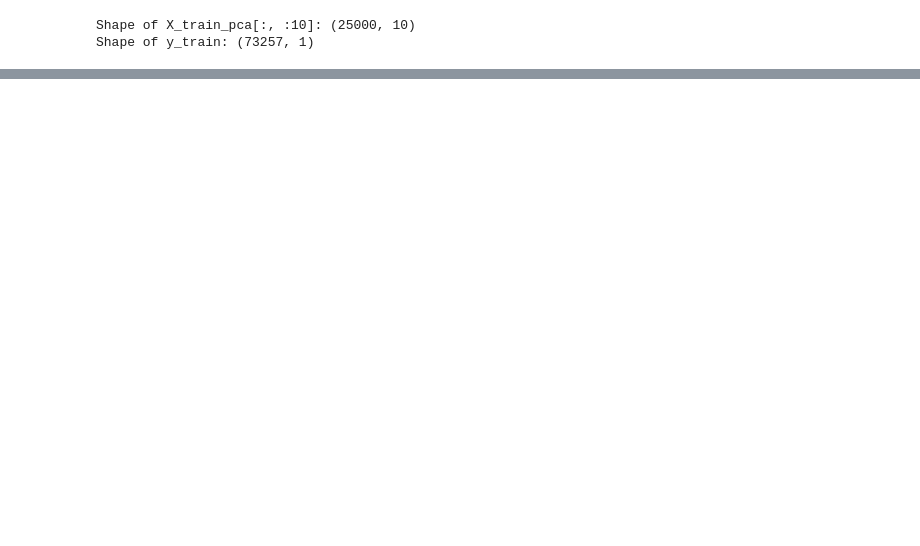
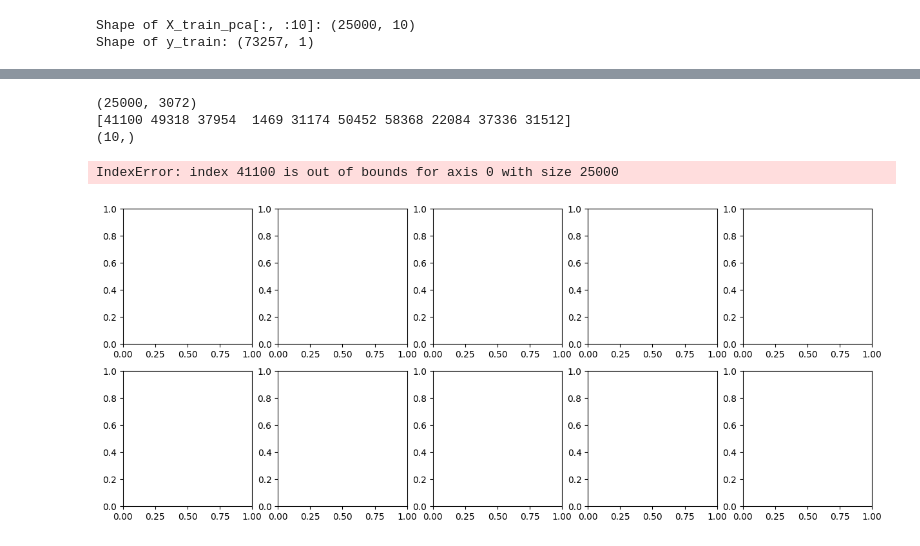
Before and after one commit to adarsh9665bhende/FOML_assignment2, a Jupyter notebook: assignment_2.ipynb, the cells around one changed output, grey strips where cells are left out. Drawn from its saved outputs; the diff is of its cells as text; code cells hidden in the pictures; blank space fills up the shorter version.

```diff
--- a/assignment_2.ipynb
+++ b/assignment_2.ipynb
@@ -372,0 +331,23 @@ plt.show()
+# %%
+print(X_train_standardized.shape)
+closest_image_idx_10, _  = pairwise_distances_argmin_min(centroids_pca_10,X_train_pca_projected_10)
+print(closest_image_idx_10)
+print(closest_image_idx_10.shape)
+# Visualize the centroids
+fig, axes = plt.subplots(2, 5, figsize=(15, 6))
+j=0
+for i, ax in enumerate(axes.flat):
+    nearest_image = X_train_standardized[closest_image_idx_10[j]].reshape((32, 32, 3))  # Fix the index
+    ax.imshow(nearest_image.astype(np.uint8))
+    ax.set_title(f"Cluster {i}")
+    j=j+1
+    if j==10:
+        break
+
+plt.show()
+# %% [output]
+(25000, 3072)
+[41100 49318 37954  1469 31174 50452 58368 22084 37336 31512]
+(10,)
+IndexError: index 41100 is out of bounds for axis 0 with size 25000
+[figure, added]
```
Also changed, not shown: parts of 12 cells of this notebook.
